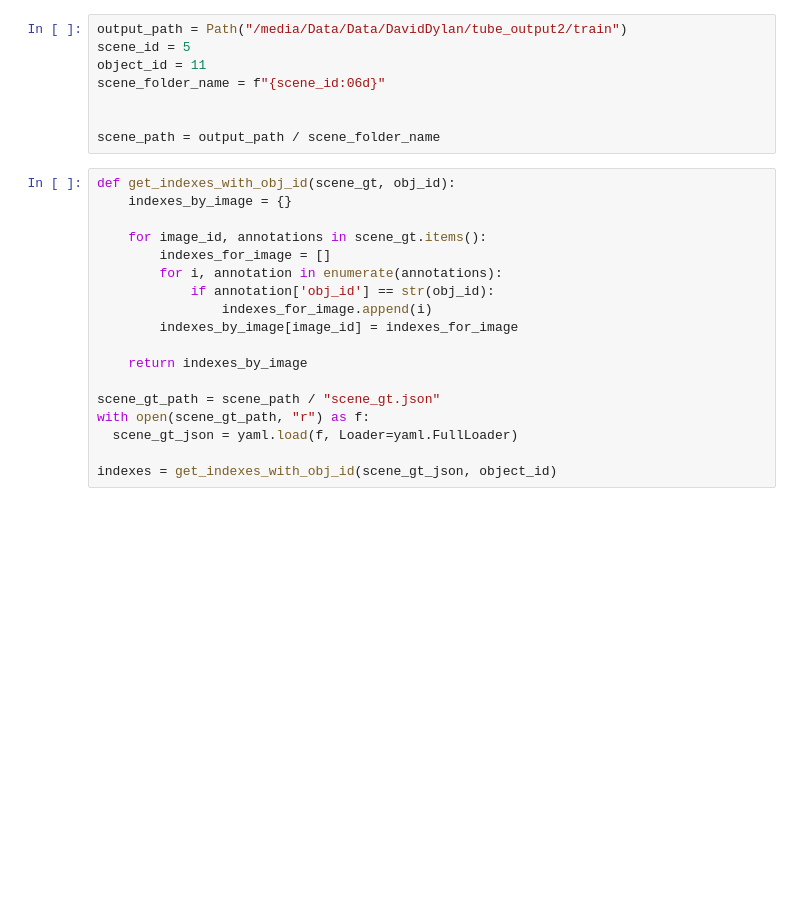
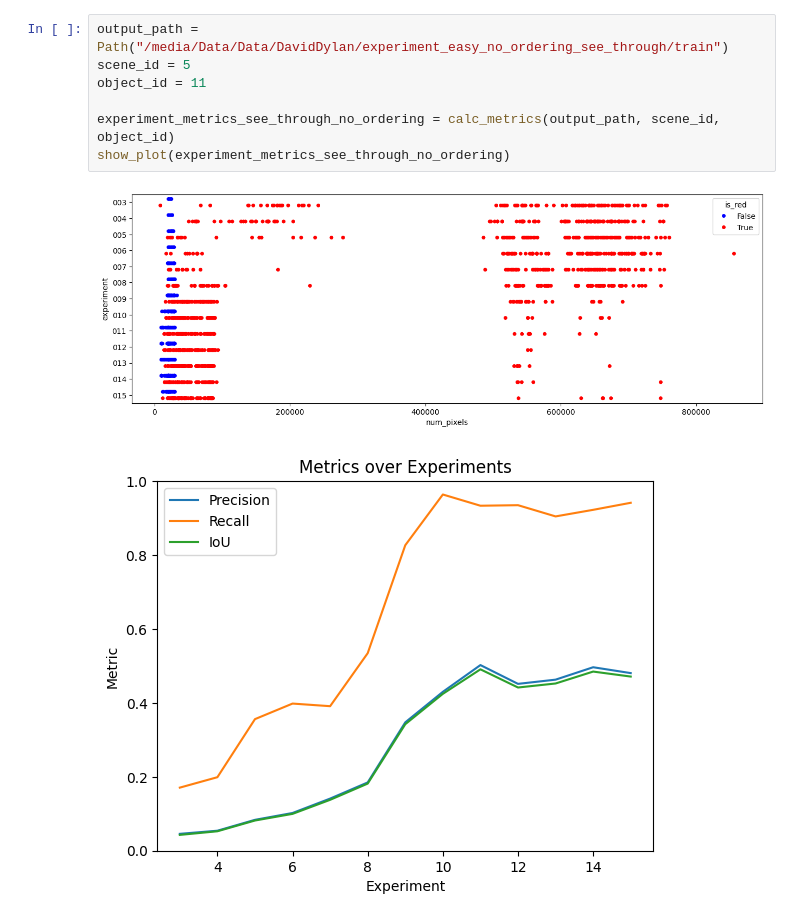
Before and after one commit to haberger/NTOMAT-Non-Rigid-Transparent-Object-Mask-Annotation-Tool, a Jupyter notebook: experiments.ipynb, the cells around one changed output. Saved outputs shown, nothing was run; the diff lists cells and outputs as text; blank space fills up the shorter version.

```diff
--- a/experiments.ipynb
+++ b/experiments.ipynb
@@ -7,26 +177,10 @@ import cv2
 # %%
-output_path = Path("/media/Data/Data/DavidDylan/tube_output2/train")
+output_path = Path("/media/Data/Data/DavidDylan/experiment_easy_no_ordering_see_through/train")
 scene_id = 5
 object_id = 11
-scene_folder_name = f"{scene_id:06d}"
 
-
-scene_path = output_path / scene_folder_name
+experiment_metrics_see_through_no_ordering = calc_metrics(output_path, scene_id, object_id)
+show_plot(experiment_metrics_see_through_no_ordering)
+# %% [output]
+[figure, added]
+[figure, added]
-# %%
-def get_indexes_with_obj_id(scene_gt, obj_id):
-    indexes_by_image = {}
-
-    for image_id, annotations in scene_gt.items():
-        indexes_for_image = []
-        for i, annotation in enumerate(annotations):
-            if annotation['obj_id'] == str(obj_id):
-                indexes_for_image.append(i)
-        indexes_by_image[image_id] = indexes_for_image
-
-    return indexes_by_image
-
-scene_gt_path = scene_path / "scene_gt.json"
-with open(scene_gt_path, "r") as f:
-  scene_gt_json = yaml.load(f, Loader=yaml.FullLoader)
-
-indexes = get_indexes_with_obj_id(scene_gt_json, object_id)
```
Also changed, not shown: parts of 11 cells of this notebook, 5 other files.
